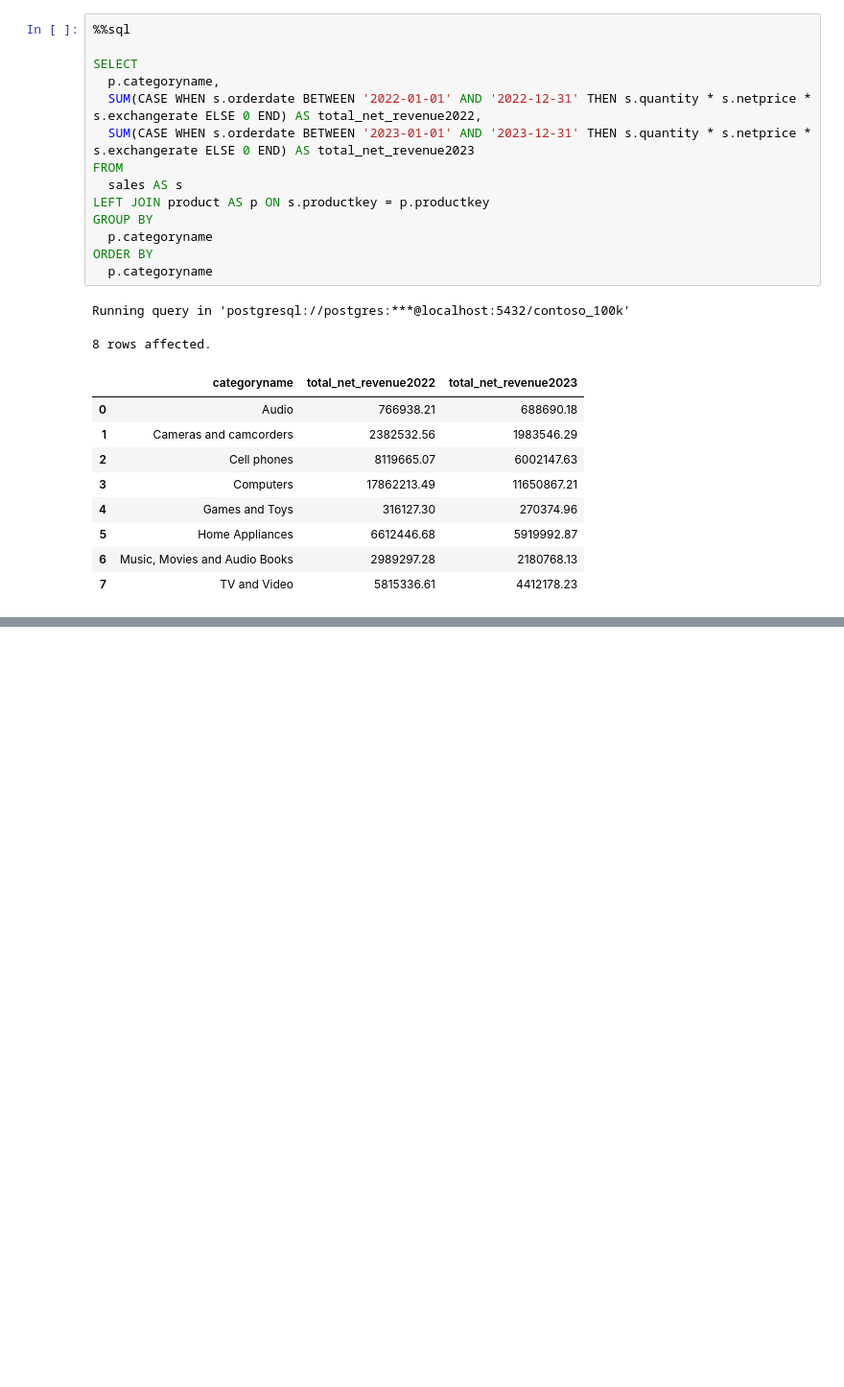
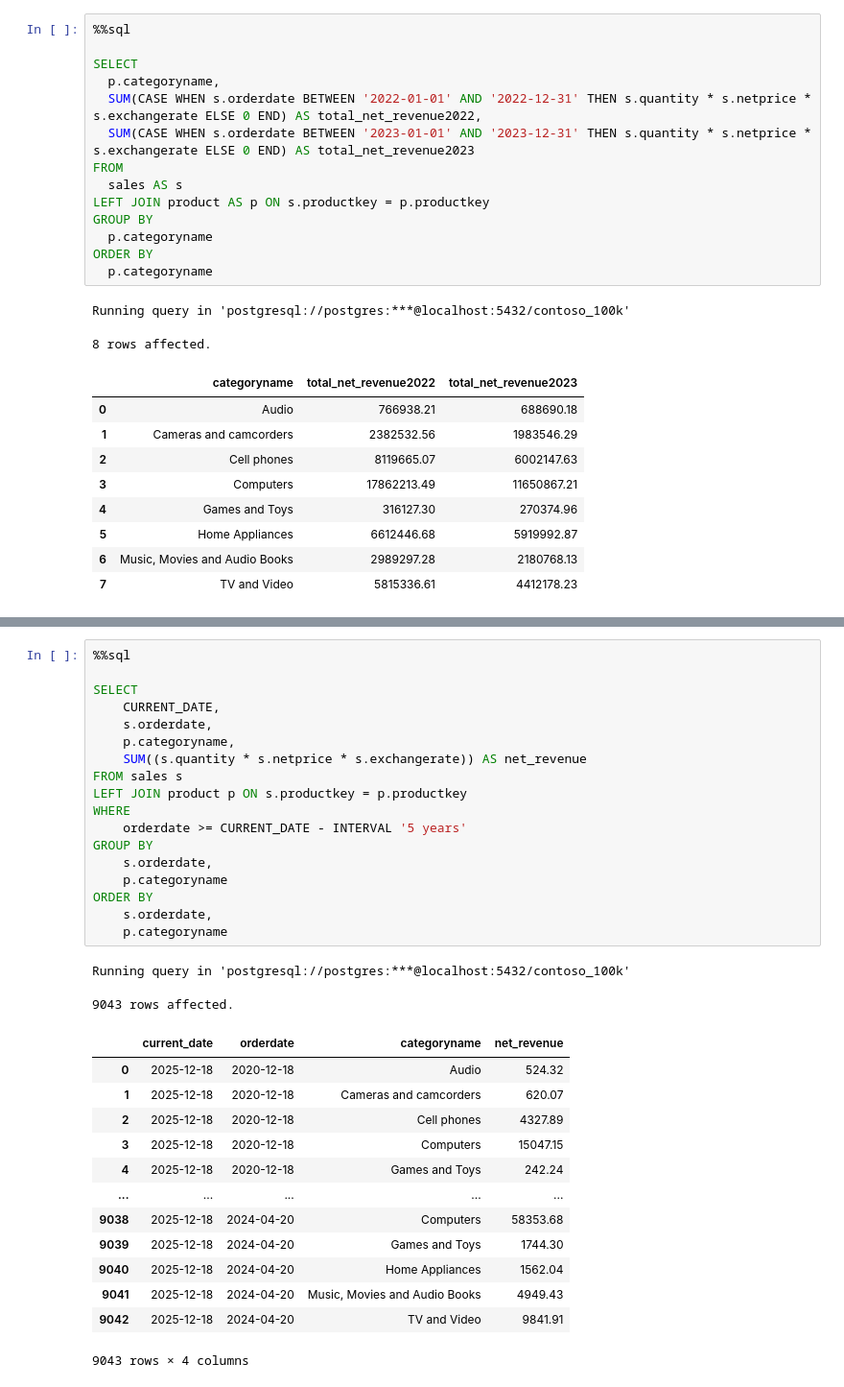
Before and after one commit to rahulxkunwar/learning_sql, a Jupyter notebook: Resources/Blank_SQL_Notebook.ipynb, the cells around one changed output, grey strips where cells are left out. Shown at 96% size. Saved outputs shown, nothing was run; the diff lists cells and outputs as text; blank space fills up the shorter version.

```diff
--- a/Resources/Blank_SQL_Notebook.ipynb
+++ b/Resources/Blank_SQL_Notebook.ipynb
@@ -134,3 +234,37 @@ Running query in 'postgresql://postgres:***@localhost:5432/contoso_100k'
+# %%
+%%sql
+
+SELECT
+    CURRENT_DATE,
+    s.orderdate,
+    p.categoryname,
+    SUM((s.quantity * s.netprice * s.exchangerate)) AS net_revenue
+FROM sales s
+LEFT JOIN product p ON s.productkey = p.productkey
+WHERE
+    orderdate >= CURRENT_DATE - INTERVAL '5 years'
+GROUP BY
+    s.orderdate,
+    p.categoryname
+ORDER BY
+    s.orderdate,
+    p.categoryname
+# %% [output]
+Running query in 'postgresql://postgres:***@localhost:5432/contoso_100k'
+9043 rows affected.
+|  | current_date | orderdate | categoryname | net_revenue |
+| 0 | 2025-12-18 | 2020-12-18 | Audio | 524.32 |
+| 1 | 2025-12-18 | 2020-12-18 | Cameras and camcorders | 620.07 |
+| 2 | 2025-12-18 | 2020-12-18 | Cell phones | 4327.89 |
+| 3 | 2025-12-18 | 2020-12-18 | Computers | 15047.15 |
+| 4 | 2025-12-18 | 2020-12-18 | Games and Toys | 242.24 |
+| ... | ... | ... | ... | ... |
+| 9038 | 2025-12-18 | 2024-04-20 | Computers | 58353.68 |
+| 9039 | 2025-12-18 | 2024-04-20 | Games and Toys | 1744.30 |
+| 9040 | 2025-12-18 | 2024-04-20 | Home Appliances | 1562.04 |
+| 9041 | 2025-12-18 | 2024-04-20 | Music, Movies and Audio Books | 4949.43 |
+| 9042 | 2025-12-18 | 2024-04-20 | TV and Video | 9841.91 |
+9043 rows × 4 columns
 # %%
 %%sql
 
```
Also changed, not shown: parts of 4 cells of this notebook.
